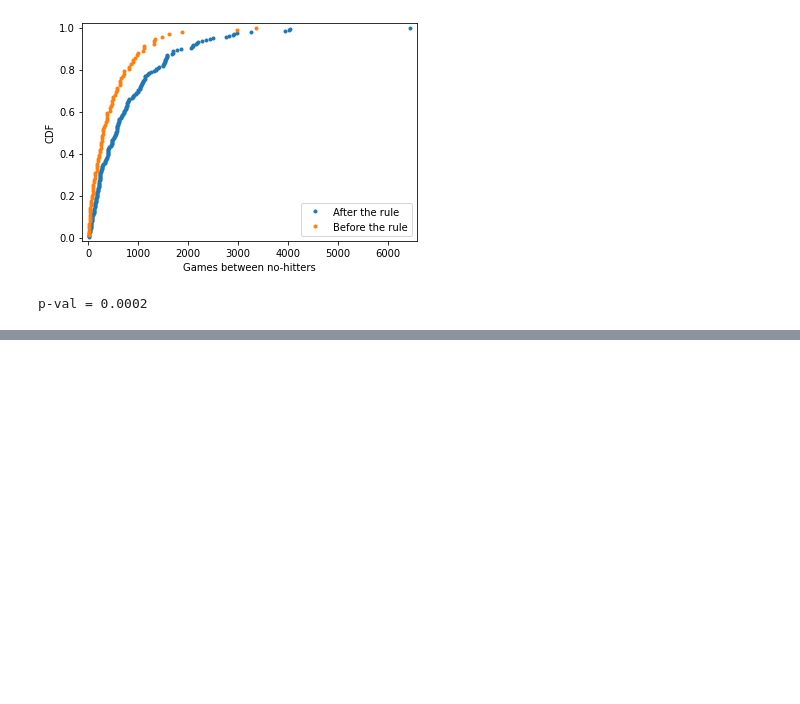
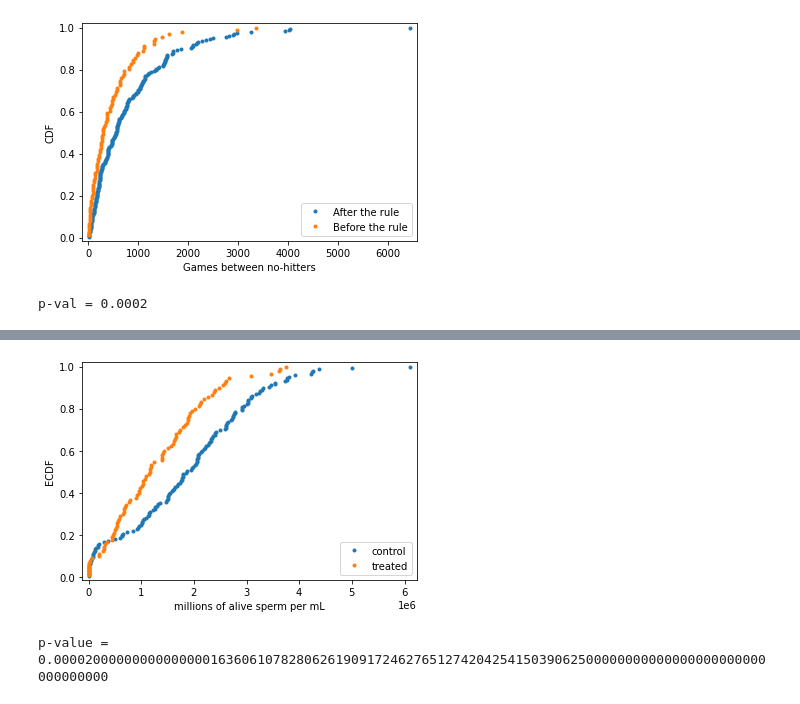
Before and after one commit to kimdesok/Statistical-Thinking-in-Python-Part-2, a Jupyter notebook: Stats_by_Python8ipynb.ipynb, the cells around one changed output, grey strips where cells are left out. Saved outputs shown, nothing was run; the diff lists cells and outputs as text; code cells hidden in the pictures; blank space fills up the shorter version.

```diff
--- a/Stats_by_Python8ipynb.ipynb
+++ b/Stats_by_Python8ipynb.ipynb
@@ -27,3 +27,24 @@ for i in range(len(nohitter_game_no)-1):
     #print(nohitter_game_no[i,0], nohitter_times)
   else:
     nht_live.append(nohitter_times)
+
+#Load a csv file at the Google drive to the colab
+file_path = r'/content/drive/MyDrive/datasets/female_literacy_fertility.csv'
+
+df = pd.read_csv(file_path)
+
+literacy = df['female literacy']
+
+illiteracy = 100.0 - literacy
+
+fertility = df['fertility']
+
+#Load a csv file at the Google drive to the colab
+file_path = r'/content/drive/MyDrive/datasets/bee_sperm.csv'
+
+df = pd.read_csv(file_path, skiprows=3)
+
+print(df.info())
+
+control = df[df['Treatment']=='Control']['AliveSperm']
+treated = df[df['Treatment']=='Pesticide']['AliveSperm']
@@ -129,0 +232,47 @@ p-val = 0.0002
+# %%
+# Compute x,y values for ECDFs
+x_control, y_control = ecdf(control)
+x_treated, y_treated = ecdf(treated)
+
+# Plot the ECDFs
+plt.plot(x_control, y_control, marker='.', linestyle='none')
+plt.plot(x_treated, y_treated, marker='.', linestyle='none')
+
+# Set the margins
+plt.margins(0.02)
+
+# Add a legend
+plt.legend(('control', 'treated'), loc='lower right')
+
+# Label axes and show plot
+plt.xlabel('millions of alive sperm per mL')
+plt.ylabel('ECDF')
+plt.show()
+# %% [output]
+[figure, added]
+# %%
+# Compute the difference in mean sperm count: diff_means
+diff_means = np.mean(control) - np.mean(treated)
+
+# Compute mean of pooled data: mean_count
+mean_count = np.mean(np.concatenate((control, treated)))
+
+# Generate shifted data sets
+control_shifted = control - np.mean(control) + mean_count
+treated_shifted = treated - np.mean(treated) + mean_count
+
+# Generate bootstrap replicates
+bs_reps_control = draw_bs_reps(control_shifted,
+                       np.mean, size=50000)
+bs_reps_treated = draw_bs_reps(treated_shifted,
+                       np.mean, size=50000)
+
+# Get replicates of difference of means: bs_replicates
+bs_replicates = bs_reps_control - bs_reps_treated
+
+# Compute and print p-value: p
+p = np.sum(bs_replicates >= np.mean(control) - np.mean(treated)) \
+            / len(bs_replicates)
+print('p-value = %.100f'% p)
+# %% [output]
+p-value = 0.0000200000000000000016360610782806261909172462765127420425415039062500000000000000000000000000000000
```
Also changed, not shown: parts of 8 cells of this notebook.
